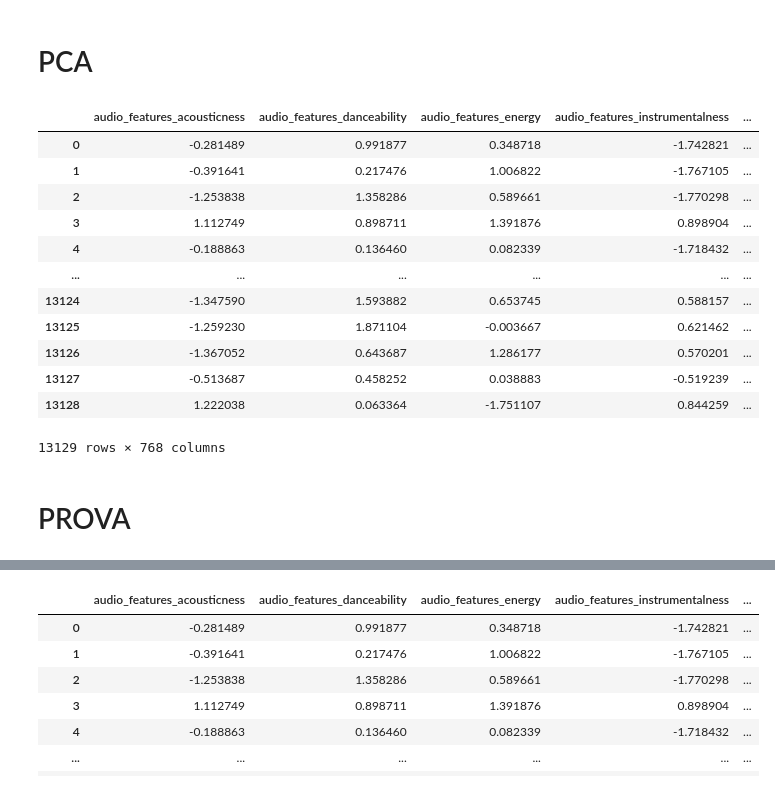
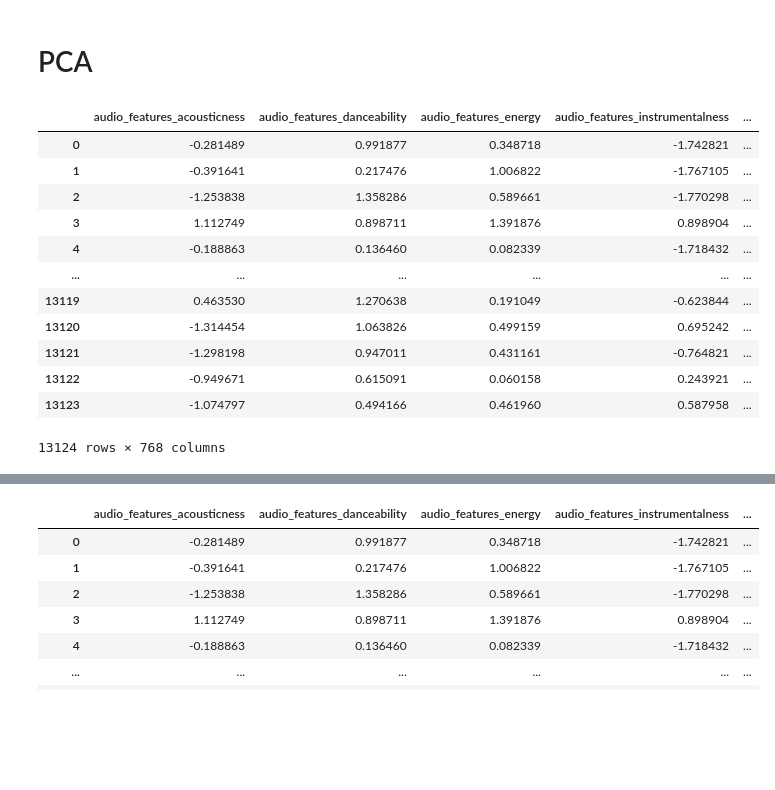
Before and after one commit to S4b3/ADM-HW4-Group11, a Jupyter notebook: AlmostEX2.ipynb, the cells around one changed output, grey strips where cells are left out. Cells and saved outputs as stored; diff of their text form; code cells hidden in the pictures; blank space fills up the shorter version.

```diff
--- a/AlmostEX2.ipynb
+++ b/AlmostEX2.ipynb
@@ -500,3 +480,5 @@ PCA_df.shape
+# %%
+PCA_df = pd.read_csv('PCA.csv')
 # %% [markdown]
 # PCA
 # %%
@@ -508,20 +486,21 @@ from sklearn.decomposition import PCA
 # %%
+#standardize my data
 PCA_norm = (PCA_df - PCA_df.mean())/PCA_df.std()
-PCA_norm #standardize my data
+PCA_norm.head(5)
+PCA_norm.head(-5)
+
 #looking at all my remaining variables to check if their presence make sense for PCA
 # %% [output]
 |  | audio_features_acousticness | audio_features_danceability | audio_features_energy | audio_features_instrumentalness | ... |
 | 0 | -0.281489 | 0.991877 | 0.348718 | -1.742821 | ... |
 | 1 | -0.391641 | 0.217476 | 1.006822 | -1.767105 | ... |
 | 2 | -1.253838 | 1.358286 | 0.589661 | -1.770298 | ... |
 | 3 | 1.112749 | 0.898711 | 1.391876 | 0.898904 | ... |
 | 4 | -0.188863 | 0.136460 | 0.082339 | -1.718432 | ... |
 | ... | ... | ... | ... | ... | ... |
-| 13124 | -1.347590 | 1.593882 | 0.653745 | 0.588157 | ... |
-| 13125 | -1.259230 | 1.871104 | -0.003667 | 0.621462 | ... |
-| 13126 | -1.367052 | 0.643687 | 1.286177 | 0.570201 | ... |
-| 13127 | -0.513687 | 0.458252 | 0.038883 | -0.519239 | ... |
-| 13128 | 1.222038 | 0.063364 | -1.751107 | 0.844259 | ... |
+| 13119 | 0.463530 | 1.270638 | 0.191049 | -0.623844 | ... |
+| 13120 | -1.314454 | 1.063826 | 0.499159 | 0.695242 | ... |
+| 13121 | -1.298198 | 0.947011 | 0.431161 | -0.764821 | ... |
+| 13122 | -0.949671 | 0.615091 | 0.060158 | 0.243921 | ... |
+| 13123 | -1.074797 | 0.494166 | 0.461960 | 0.587958 | ... |
-13129 rows × 768 columns
+13124 rows × 768 columns
-# %% [markdown]
-# PROVA
```
Also changed, not shown: parts of 93 cells of this notebook.
